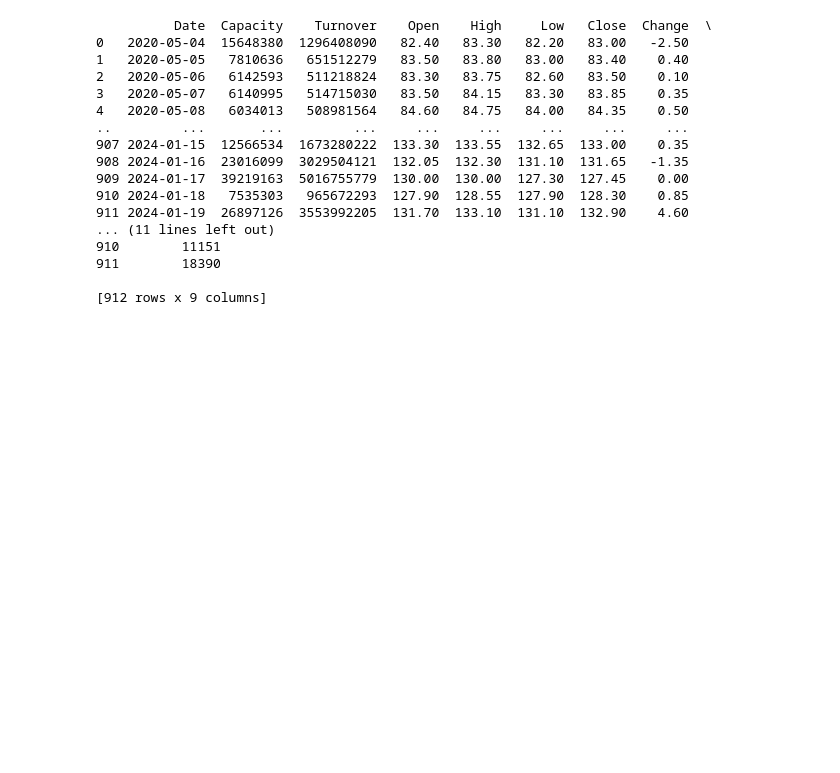
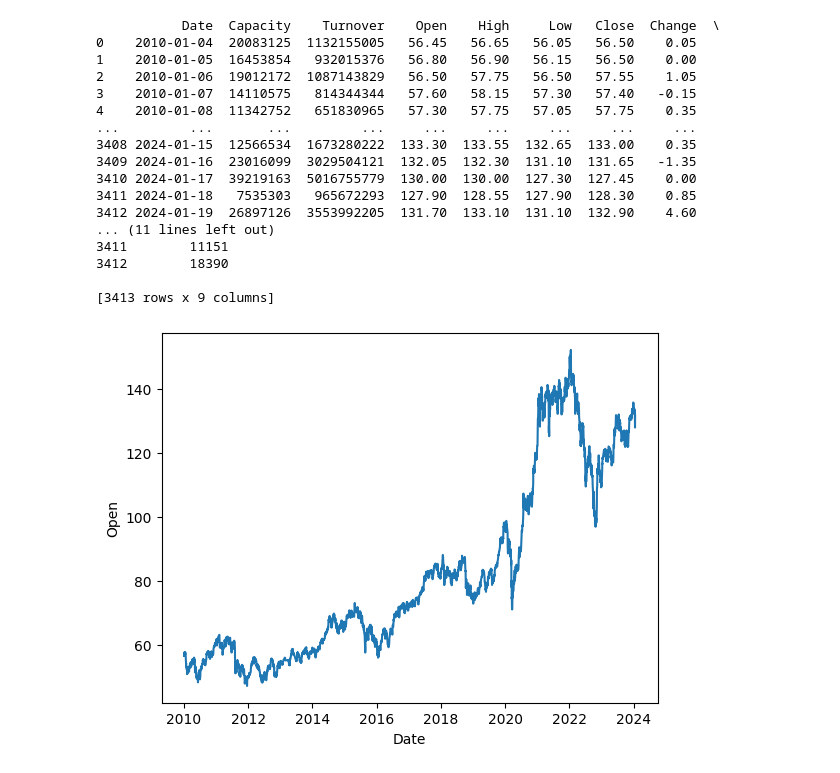
Before and after one commit to tim12332000/TW_ETF, a Jupyter notebook: startup.ipynb, the cells around one changed output. Cells and saved outputs as stored; diff of their text form; code cells hidden in the pictures; blank space fills up the shorter version.

```diff
--- a/startup.ipynb
+++ b/startup.ipynb
@@ -1,35 +1,42 @@
 # %%
 import twstock
 import pandas as pd
 # 導入twstock及pandas模組，pandas模組縮寫為pd
 
 target_stock = '0050'  #股票代號變數
 stock = twstock.Stock(target_stock)  #告訴twstock我們要查詢的股票
-target_price = stock.fetch_from(2020, 5)  #取用2020/05至今每天的交易資料
+target_price = stock.fetch_from(2005, 5)  #取用2020/05至今每天的交易資料
 
 name_attribute = [
     'Date', 'Capacity', 'Turnover', 'Open', 'High', 'Low', 'Close', 'Change',
     'Transcation'
 ]  #幫收集到的資料設定表頭
 
 df = pd.DataFrame(columns=name_attribute, data=target_price)
 #將twstock抓到的清單轉成Data Frame格式的資料表
 print(df)
+
+import matplotlib.pyplot as plt
+plt.plot(df['Date'], df['Open'])
+plt.xlabel('Date')
+plt.ylabel('Open')
+plt.show()
 # %% [output]
-          Date  Capacity    Turnover    Open    High     Low   Close  Change  \
-0   2020-05-04  15648380  1296408090   82.40   83.30   82.20   83.00   -2.50
-1   2020-05-05   7810636   651512279   83.50   83.80   83.00   83.40    0.40
-2   2020-05-06   6142593   511218824   83.30   83.75   82.60   83.50    0.10
-3   2020-05-07   6140995   514715030   83.50   84.15   83.30   83.85    0.35
-4   2020-05-08   6034013   508981564   84.60   84.75   84.00   84.35    0.50
-..         ...       ...         ...     ...     ...     ...     ...     ...
-907 2024-01-15  12566534  1673280222  133.30  133.55  132.65  133.00    0.35
-908 2024-01-16  23016099  3029504121  132.05  132.30  131.10  131.65   -1.35
-909 2024-01-17  39219163  5016755779  130.00  130.00  127.30  127.45    0.00
-910 2024-01-18   7535303   965672293  127.90  128.55  127.90  128.30    0.85
-911 2024-01-19  26897126  3553992205  131.70  133.10  131.10  132.90    4.60
+           Date  Capacity    Turnover    Open    High     Low   Close  Change  \
+0    2010-01-04  20083125  1132155005   56.45   56.65   56.05   56.50    0.05
+1    2010-01-05  16453854   932015376   56.80   56.90   56.15   56.50    0.00
+2    2010-01-06  19012172  1087143829   56.50   57.75   56.50   57.55    1.05
+3    2010-01-07  14110575   814344344   57.60   58.15   57.30   57.40   -0.15
+4    2010-01-08  11342752   651830965   57.30   57.75   57.05   57.75    0.35
+...         ...       ...         ...     ...     ...     ...     ...     ...
+3408 2024-01-15  12566534  1673280222  133.30  133.55  132.65  133.00    0.35
+3409 2024-01-16  23016099  3029504121  132.05  132.30  131.10  131.65   -1.35
+3410 2024-01-17  39219163  5016755779  130.00  130.00  127.30  127.45    0.00
+3411 2024-01-18   7535303   965672293  127.90  128.55  127.90  128.30    0.85
+3412 2024-01-19  26897126  3553992205  131.70  133.10  131.10  132.90    4.60
 ... (11 lines left out)
-910        11151
-911        18390
+3411        11151
+3412        18390
 
-[912 rows x 9 columns]
+[3413 rows x 9 columns]
+[figure, added]
```
Also changed, not shown: parts of 7 cells of this notebook.
